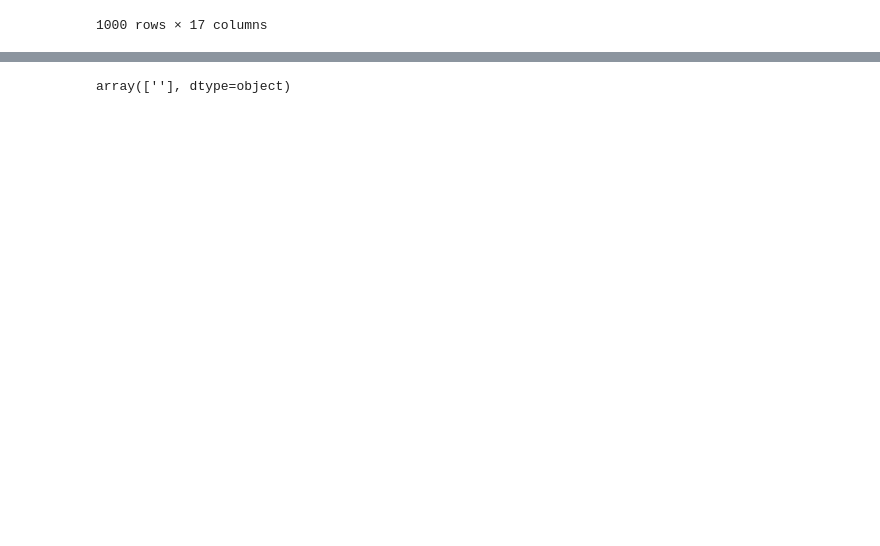
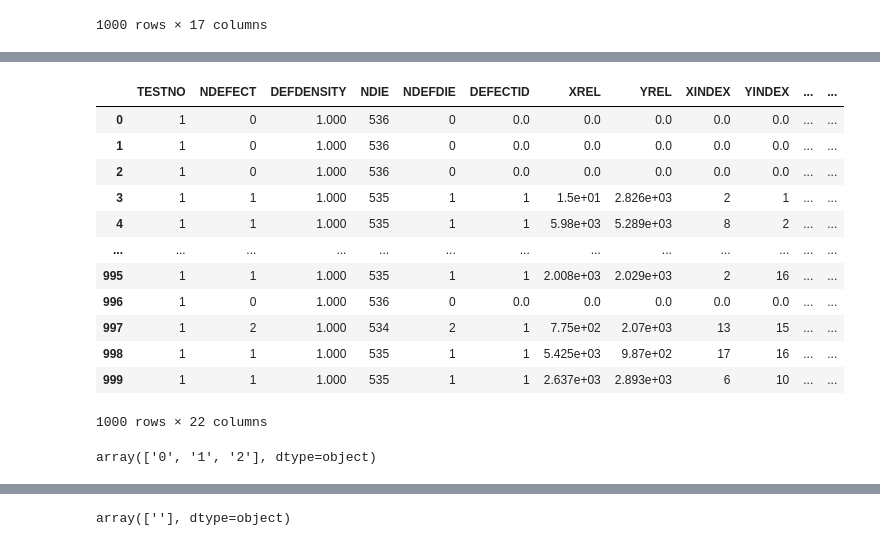
Before and after one commit to Hakseon97/Anomaly_wafer_detection_with_SKhynix, a Jupyter notebook: klarf_parsing.ipynb, the cells around one changed output, grey strips where cells are left out. Cells and saved outputs as stored; diff of their text form; code cells hidden in the pictures; blank space fills up the shorter version.

```diff
--- a/klarf_parsing.ipynb
+++ b/klarf_parsing.ipynb
@@ -318 +354,23 @@ defect_df
+# %%
+# defect_df와 summary_df concat
+defect_df = pd.concat([summary_df, defect_df], axis=1)
+defect_df
+# %% [output]
+|  | TESTNO | NDEFECT | DEFDENSITY | NDIE | NDEFDIE | DEFECTID | XREL | YREL | XINDEX | YINDEX | ... | ... |
+| 0 | 1 | 0 | 1.000 | 536 | 0 | 0.0 | 0.0 | 0.0 | 0.0 | 0.0 | ... | ... |
+| 1 | 1 | 0 | 1.000 | 536 | 0 | 0.0 | 0.0 | 0.0 | 0.0 | 0.0 | ... | ... |
+| 2 | 1 | 0 | 1.000 | 536 | 0 | 0.0 | 0.0 | 0.0 | 0.0 | 0.0 | ... | ... |
+| 3 | 1 | 1 | 1.000 | 535 | 1 | 1 | 1.5e+01 | 2.826e+03 | 2 | 1 | ... | ... |
+| 4 | 1 | 1 | 1.000 | 535 | 1 | 1 | 5.98e+03 | 5.289e+03 | 8 | 2 | ... | ... |
+| ... | ... | ... | ... | ... | ... | ... | ... | ... | ... | ... | ... | ... |
+| 995 | 1 | 1 | 1.000 | 535 | 1 | 1 | 2.008e+03 | 2.029e+03 | 2 | 16 | ... | ... |
+| 996 | 1 | 0 | 1.000 | 536 | 0 | 0.0 | 0.0 | 0.0 | 0.0 | 0.0 | ... | ... |
+| 997 | 1 | 2 | 1.000 | 534 | 2 | 1 | 7.75e+02 | 2.07e+03 | 13 | 15 | ... | ... |
+| 998 | 1 | 1 | 1.000 | 535 | 1 | 1 | 5.425e+03 | 9.87e+02 | 17 | 16 | ... | ... |
+| 999 | 1 | 1 | 1.000 | 535 | 1 | 1 | 2.637e+03 | 2.893e+03 | 6 | 10 | ... | ... |
+1000 rows × 22 columns
+# %%
+defect_df.NDEFECT.unique()
+# %% [output]
+array(['0', '1', '2'], dtype=object)
 # %%
```
Also changed, not shown: parts of 16 cells of this notebook, 2 other files.
